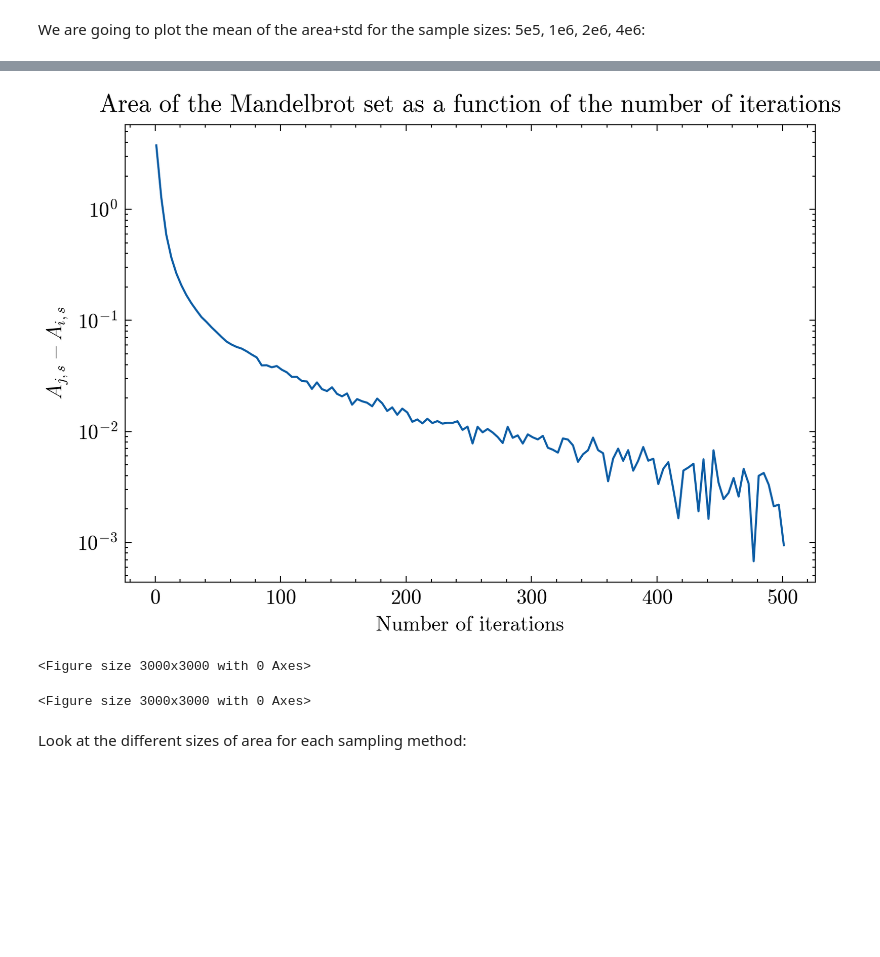
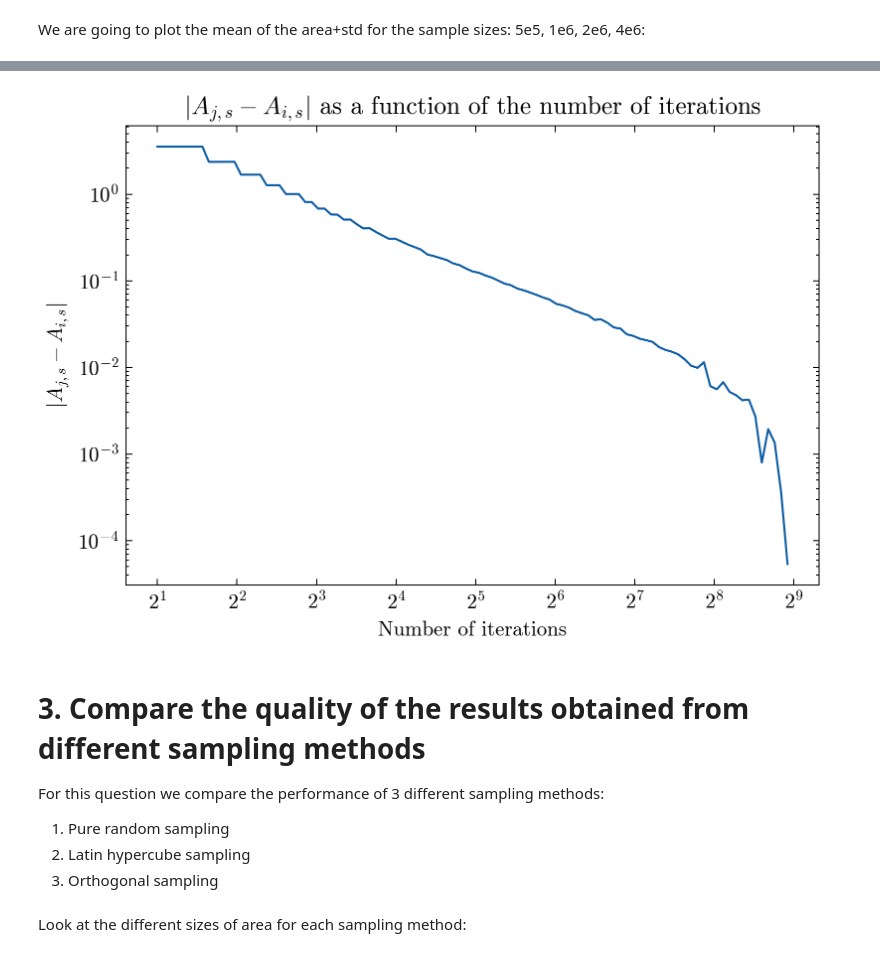
Before and after one commit to rugbym/Stochastic_Simulation, a Jupyter notebook: Assignment1.ipynb, the cells around one changed output, grey strips where cells are left out. Cells and saved outputs as stored; diff of their text form; code cells hidden in the pictures; blank space fills up the shorter version.

```diff
--- a/Assignment1.ipynb
+++ b/Assignment1.ipynb
@@ -76,24 +85,26 @@ plt.errorbar(sample_sizes, mean, yerr=standard_deviation, fmt='.', label='area o
 # Plotting the area of the mandelbrot set as a function of the number of iterations
 area_list = []
 mandel = MandelbrotSetMC()
-for i_iterations in range(1,512,4):
-    area_list.append(mandel.area_mandelbrot(s_samples=int(4e6),i_iterations=i_iterations))
+iterations = np.logspace(1,9,num=100,endpoint=True,base=2)
+for i_iterations in iterations:
+    area_list.append(mandel.area_mandelbrot(s_samples=int(1e7),i_iterations=i_iterations))
 # %%
 plt.figure(figsize=(6,4),dpi=300)
-plt.title('Area of the Mandelbrot set as a function of the number of iterations')
-plt.plot(range(1,512,4)[:-2],np.array(area_list[:-2])-area_list[-1])
+plt.title(r'$|A_{j,s}-A_{i,s}|$ as a function of the number of iterations')
+plt.plot(iterations[:-1],np.array(area_list[:-1])-area_list[-1])
+plt.xscale('log', base=2)  # Set xscale to base log 2
 plt.yscale('log')
-plt.ylabel(r'$A_{j,s}-A_{i,s}$')
+plt.ylabel(r'$|A_{j,s}-A_{i,s}|$')
 plt.xlabel('Number of iterations')
 plt.show()
 # %% [output]
-[figure, old version]
+[figure, new version]
-# %%
-plt.figure(figsize=(5,5),dpi=600)
-# plt.imshow(full.reshape(8000,8000))
-# %% [output]
-<Figure size 3000x3000 with 0 Axes>
-<Figure size 3000x3000 with 0 Axes>
+# %% [markdown]
+# 3. Compare the quality of the results obtained from different sampling methods
+For this question we compare the performance of 3 different sampling methods:
+1. Pure random sampling
+2. Latin hypercube sampling
+3. Orthogonal sampling
 # %% [markdown]
 Look at the different sizes of area for each sampling method:
 # %%
```
Also changed, not shown: parts of 6 cells of this notebook.
